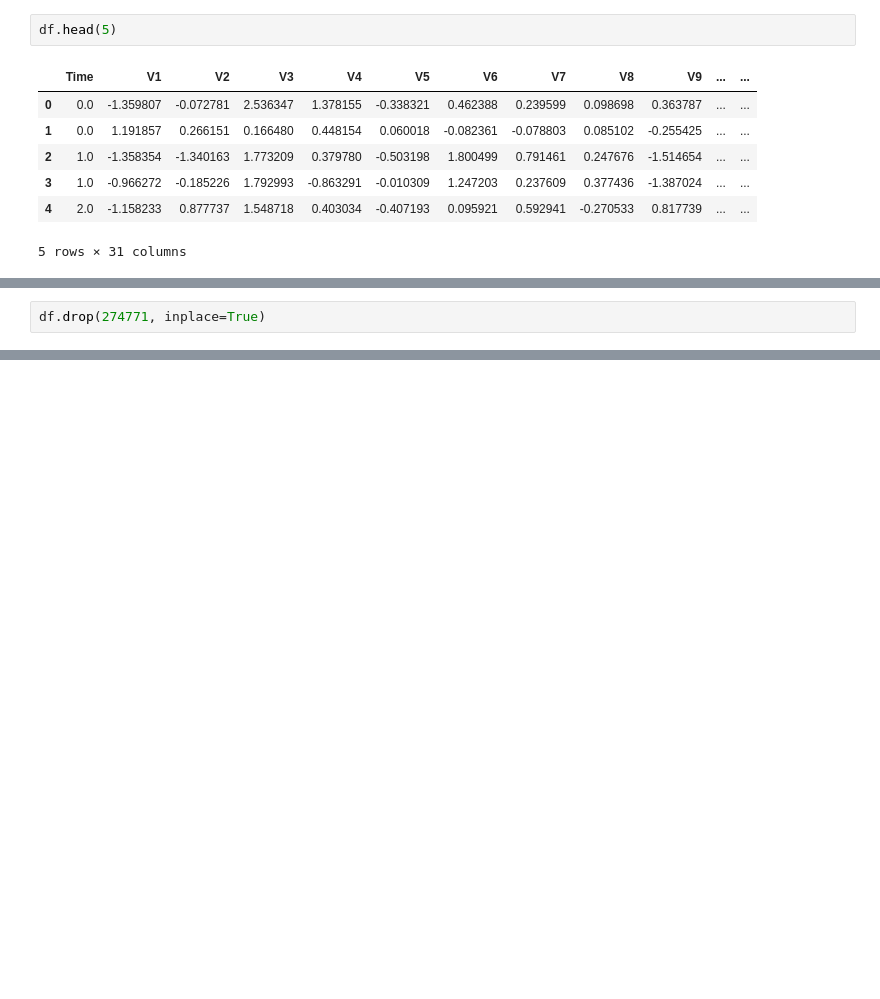
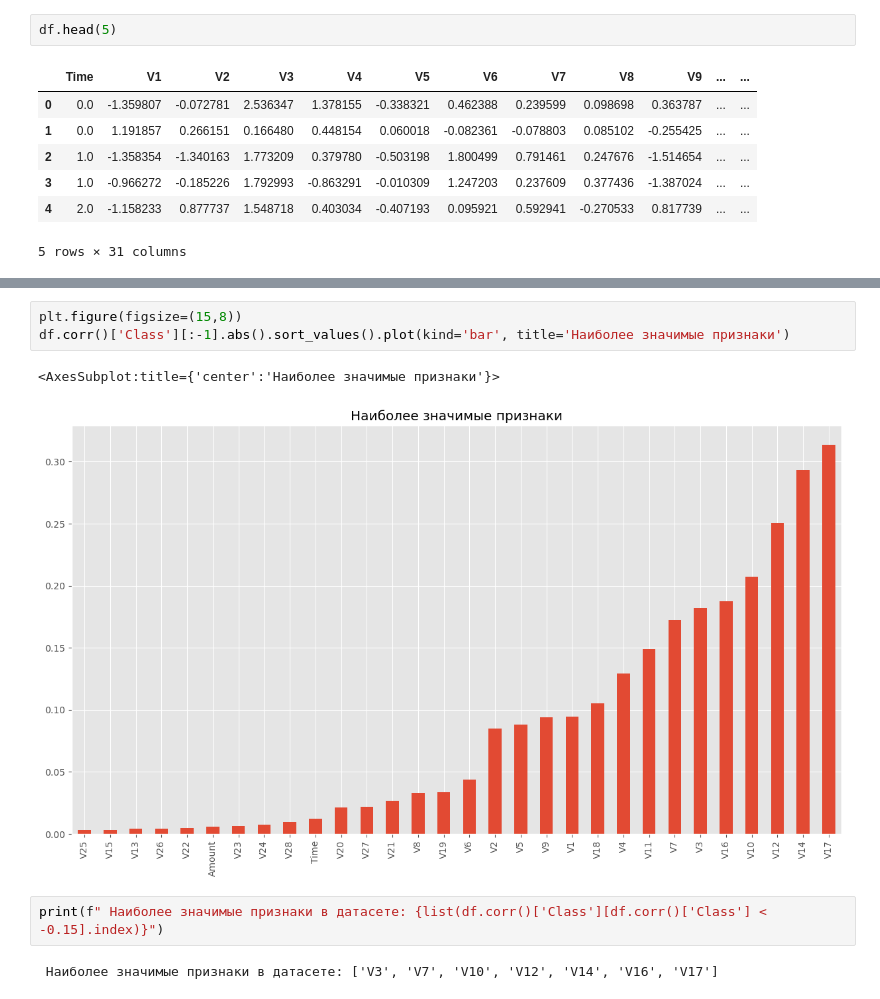
Before and after one commit to 0xJakuzya/Credit-Fraud-Detection, a Jupyter notebook: credit-fraud-detection.ipynb, the cells around one changed output, grey strips where cells are left out. Drawn from its saved outputs; the diff is of its cells as text; blank space fills up the shorter version.

```diff
--- a/credit-fraud-detection.ipynb
+++ b/credit-fraud-detection.ipynb
@@ -137,2 +132,0 @@ df[df['V27'] > 20 ]
-# %%
-df.drop(274771, inplace=True)
@@ -138,0 +190,10 @@ df.drop(274771, inplace=True)
+# %%
+plt.figure(figsize=(15,8))
+df.corr()['Class'][:-1].abs().sort_values().plot(kind='bar', title='Наиболее значимые признаки')
+# %% [output]
+<AxesSubplot:title={'center':'Наиболее значимые признаки'}>
+[figure, added]
+# %%
+print(f" Наиболее значимые признаки в датасете: {list(df.corr()['Class'][df.corr()['Class'] < -0.15].index)}")
+# %% [output]
+ Наиболее значимые признаки в датасете: ['V3', 'V7', 'V10', 'V12', 'V14', 'V16', 'V17']
```
Also changed, not shown: parts of 39 cells of this notebook.
